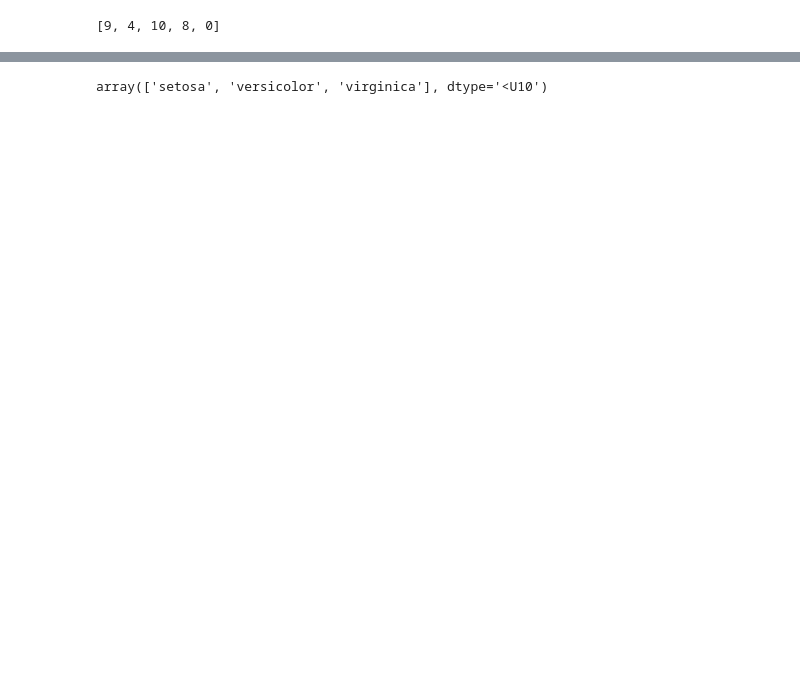
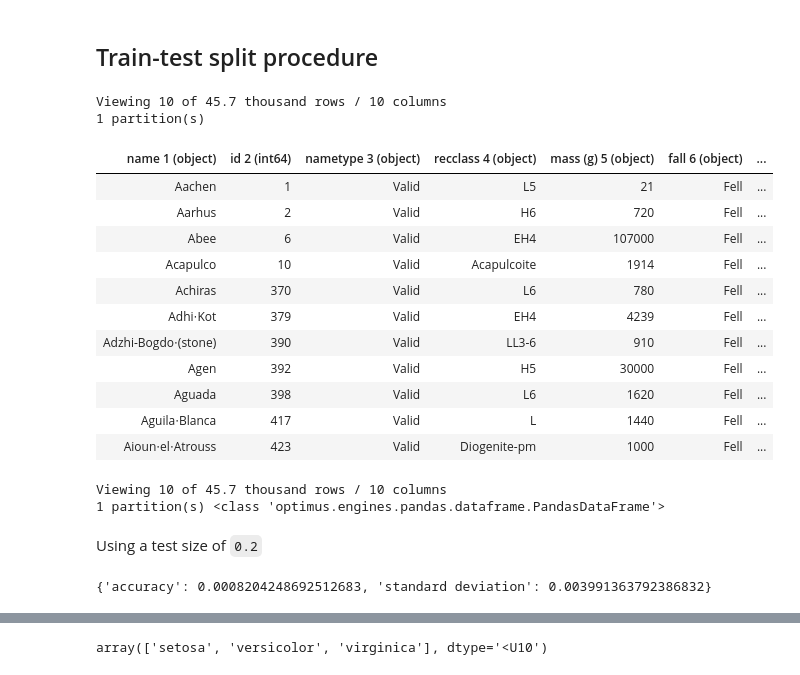
Before and after one commit to PacktPublishing/Data-Processing-with-Optimus, a Jupyter notebook: Chapter08/Chapter Eight - Data Processing with Optimus.ipynb, the cells around one changed output, grey strips where cells are left out. Saved outputs shown, nothing was run; the diff lists cells and outputs as text; code cells hidden in the pictures; blank space fills up the shorter version.

```diff
--- a/Chapter08/Chapter Eight - Data Processing with Optimus.ipynb
+++ b/Chapter08/Chapter Eight - Data Processing with Optimus.ipynb
@@ -34,5 +17,28 @@ op.client
-# %%
-import random
-[random.randint(0,10) for i in range(5)]
-# %% [output]
-[9, 4, 10, 8, 0]
+# %% [markdown]
+## Train-test split procedure
+# %%
+df = op.load.file("Meteorite_Landings.csv")
+df
+# %% [output]
+Viewing 10 of 45.7 thousand rows / 10 columns
+1 partition(s)
+| name 1 (object) | id 2 (int64) | nametype 3 (object) | recclass 4 (object) | mass (g) 5 (object) | fall 6 (object) | ... |
+| Aachen | 1 | Valid | L5 | 21 | Fell | ... |
+| Aarhus | 2 | Valid | H6 | 720 | Fell | ... |
+| Abee | 6 | Valid | EH4 | 107000 | Fell | ... |
+| Acapulco | 10 | Valid | Acapulcoite | 1914 | Fell | ... |
+| Achiras | 370 | Valid | L6 | 780 | Fell | ... |
+| Adhi⋅Kot | 379 | Valid | EH4 | 4239 | Fell | ... |
+| Adzhi-Bogdo⋅(stone) | 390 | Valid | LL3-6 | 910 | Fell | ... |
+| Agen | 392 | Valid | H5 | 30000 | Fell | ... |
+| Aguada | 398 | Valid | L6 | 1620 | Fell | ... |
+| Aguila⋅Blanca | 417 | Valid | L | 1440 | Fell | ... |
+| Aioun⋅el⋅Atrouss | 423 | Valid | Diogenite-pm | 1000 | Fell | ... |
+Viewing 10 of 45.7 thousand rows / 10 columns
+1 partition(s) <class 'optimus.engines.pandas.dataframe.PandasDataFrame'>
+# %% [markdown]
+Using a test size of `0.2`
+# %%
+df.ml.linear_regression(['reclat','reclong'], 'mass (g)', test_size=0.2).evaluate()
+# %% [output]
+{'accuracy': 0.0008204248692512683, 'standard deviation': 0.003991363792386832}
```
Also changed, not shown: parts of 72 cells of this notebook, 2 other files.
